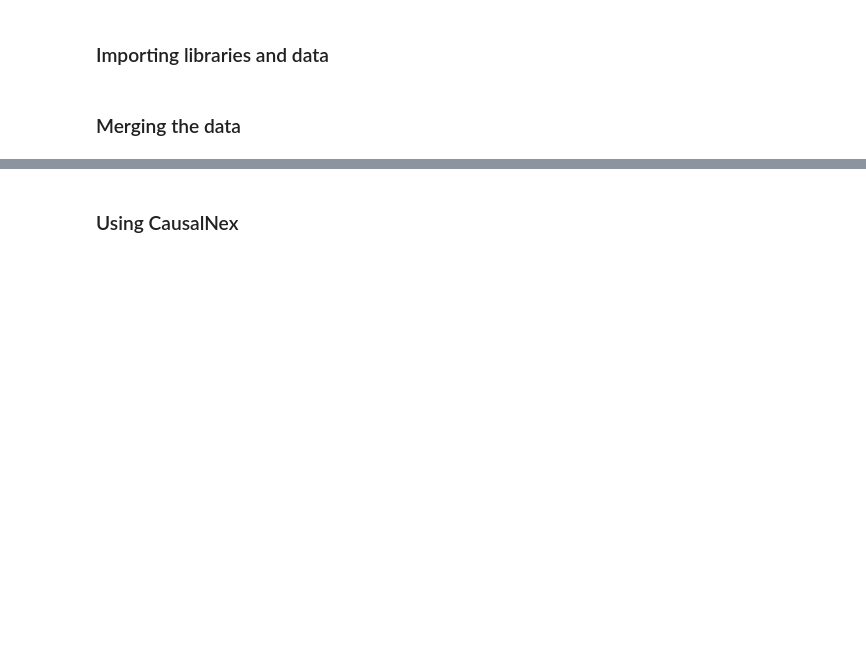
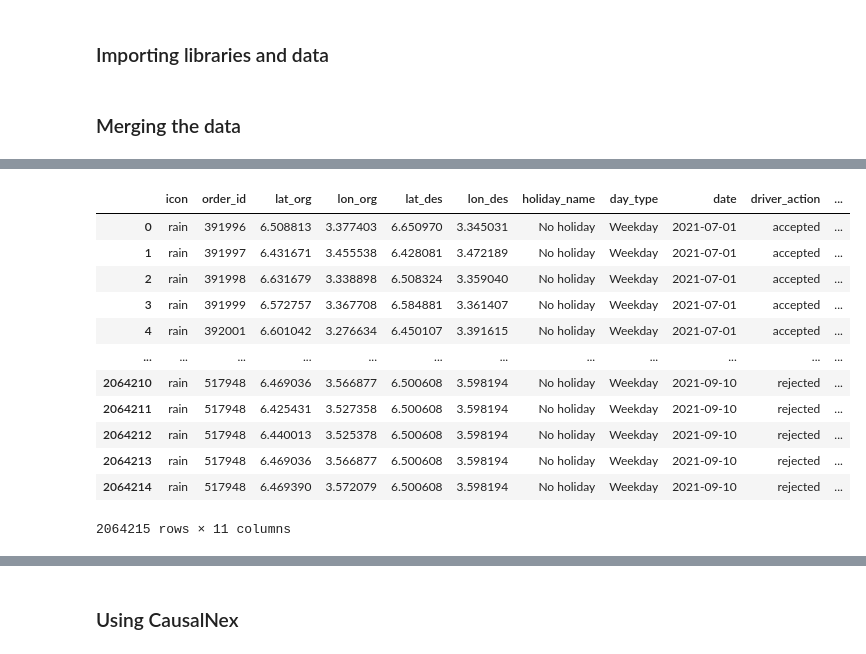
Before and after one commit to JabezETH/Logistic-optimization-Delivery-drivers-location-optimisation-with-Causal-Inference-, a Jupyter notebook: notebooks/casual_model.ipynb, the cells around one changed output, grey strips where cells are left out. Saved outputs shown, nothing was run; the diff lists cells and outputs as text; code cells hidden in the pictures; blank space fills up the shorter version.

```diff
--- a/notebooks/casual_model.ipynb
+++ b/notebooks/casual_model.ipynb
@@ -15,13 +15,13 @@ df_rejected = df_rejected.drop(columns=['Unnamed: 0'])
 ### Merging the data
 # %%
 
-df_rejected.drop(columns=['id'], inplace=True)
-df_accepted.drop(columns=['speed_kmh','distance_km','time_hours','trip_end_time','lat_des','lon_des'], inplace=True)
-df_accepted[['date', 'time']] = df_accepted['trip_start_time'].str.split(' ', expand=True)
-df_accepted.drop(columns=['time'], inplace=True)
-df_accepted.drop(columns=['trip_start_time'], inplace=True)
-df_accepted.rename(columns={'Trip ID': 'order_id'}, inplace=True)
-df_accepted.rename(columns={'lat_org': 'lat'}, inplace=True)
-df_accepted.rename(columns={'lon_org': 'lng'}, inplace=True)
-df_accepted['driver_action']= 'accepted'
-df_concatenated = pd.concat([df_accepted, df_rejected], axis=0, ignore_index=True)
+# df_rejected.drop(columns=['id'], inplace=True)
+# df_accepted.drop(columns=['speed_kmh','distance_km','time_hours','trip_end_time','lat_des','lon_des'], inplace=True)
+# df_accepted[['date', 'time']] = df_accepted['trip_start_time'].str.split(' ', expand=True)
+# df_accepted.drop(columns=['time'], inplace=True)
+# df_accepted.drop(columns=['trip_start_time'], inplace=True)
+# df_accepted.rename(columns={'Trip ID': 'order_id'}, inplace=True)
+# df_accepted.rename(columns={'lat_org': 'lat'}, inplace=True)
+# df_accepted.rename(columns={'lon_org': 'lng'}, inplace=True)
+# df_accepted['driver_action']= 'accepted'
+# df_concatenated = pd.concat([df_accepted, df_rejected], axis=0, ignore_index=True)
@@ -33,0 +49,7 @@ lon_mean = df_concatenated['lng'].mean()
+# %%
+df_accepted.rename(columns={'Trip ID': 'order_id'}, inplace=True)
+df_rejected.rename(columns={'lat': 'lat_org'}, inplace=True)
+df_rejected.rename(columns={'lng': 'lon_org'}, inplace=True)
+lat_lon = df_accepted[['order_id','lat_des','lon_des']]
+df_rejected = df_rejected.merge(lat_lon, on='order_id', how='left')
+df_rejected
@@ -33,0 +70,24 @@ lon_mean = df_concatenated['lng'].mean()
+# %%
+
+df_rejected.drop(columns=['id'], inplace=True)
+df_accepted.drop(columns=['speed_kmh','distance_km','time_hours','trip_end_time'], inplace=True)
+df_accepted[['date', 'time']] = df_accepted['trip_start_time'].str.split(' ', expand=True)
+df_accepted.drop(columns=['time'], inplace=True)
+df_accepted.drop(columns=['trip_start_time'], inplace=True)
+df_accepted['driver_action']= 'accepted'
+df_concatenated = pd.concat([df_accepted, df_rejected], axis=0, ignore_index=True)
+df_concatenated
+# %% [output]
+|  | icon | order_id | lat_org | lon_org | lat_des | lon_des | holiday_name | day_type | date | driver_action | ... |
+| 0 | rain | 391996 | 6.508813 | 3.377403 | 6.650970 | 3.345031 | No holiday | Weekday | 2021-07-01 | accepted | ... |
+| 1 | rain | 391997 | 6.431671 | 3.455538 | 6.428081 | 3.472189 | No holiday | Weekday | 2021-07-01 | accepted | ... |
+| 2 | rain | 391998 | 6.631679 | 3.338898 | 6.508324 | 3.359040 | No holiday | Weekday | 2021-07-01 | accepted | ... |
+| 3 | rain | 391999 | 6.572757 | 3.367708 | 6.584881 | 3.361407 | No holiday | Weekday | 2021-07-01 | accepted | ... |
+| 4 | rain | 392001 | 6.601042 | 3.276634 | 6.450107 | 3.391615 | No holiday | Weekday | 2021-07-01 | accepted | ... |
+| ... | ... | ... | ... | ... | ... | ... | ... | ... | ... | ... | ... |
+| 2064210 | rain | 517948 | 6.469036 | 3.566877 | 6.500608 | 3.598194 | No holiday | Weekday | 2021-09-10 | rejected | ... |
+| 2064211 | rain | 517948 | 6.425431 | 3.527358 | 6.500608 | 3.598194 | No holiday | Weekday | 2021-09-10 | rejected | ... |
+| 2064212 | rain | 517948 | 6.440013 | 3.525378 | 6.500608 | 3.598194 | No holiday | Weekday | 2021-09-10 | rejected | ... |
+| 2064213 | rain | 517948 | 6.469036 | 3.566877 | 6.500608 | 3.598194 | No holiday | Weekday | 2021-09-10 | rejected | ... |
+| 2064214 | rain | 517948 | 6.469390 | 3.572079 | 6.500608 | 3.598194 | No holiday | Weekday | 2021-09-10 | rejected | ... |
+2064215 rows × 11 columns
```
Also changed, not shown: parts of 94 cells of this notebook.
